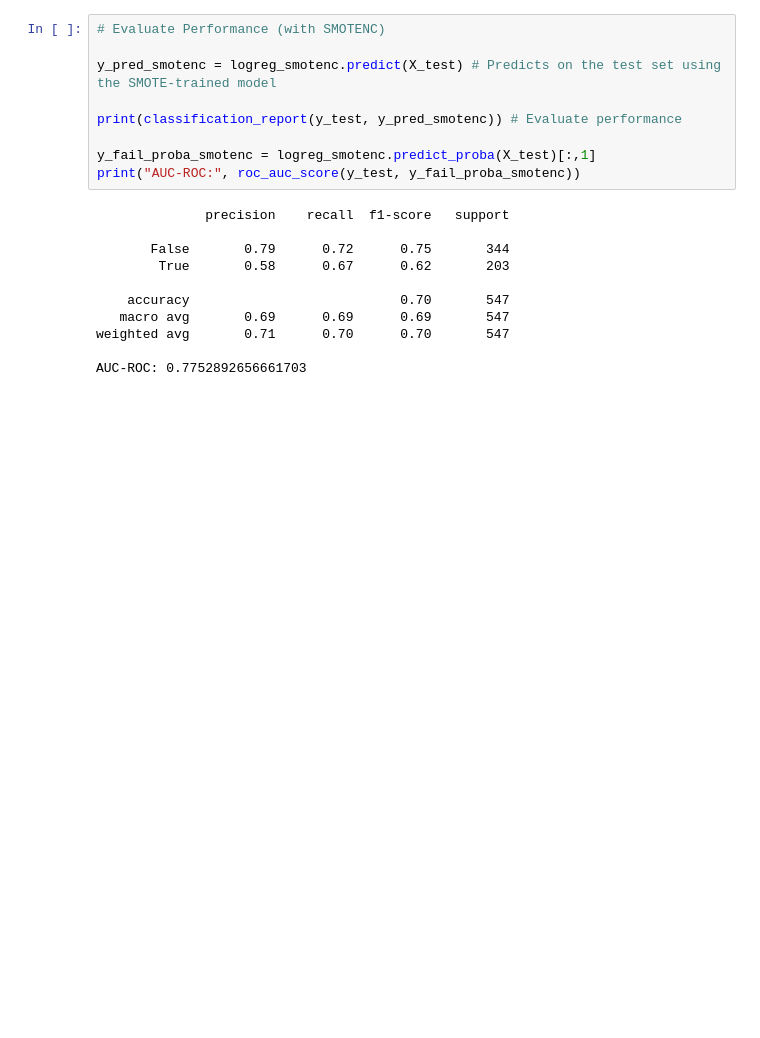
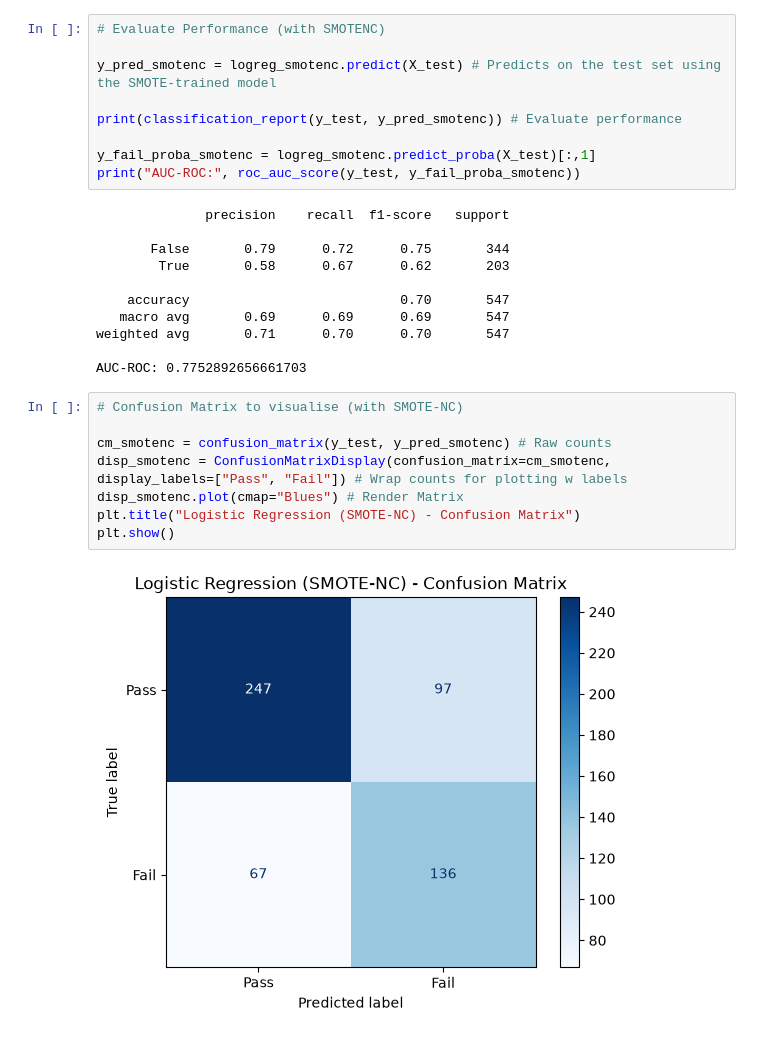
Before and after one commit to nxbulak/Student_Success_Prediction_MSc, a Jupyter notebook: Notebooks/4_Modelling_LogReg.ipynb, the cells around one changed output. Saved outputs shown, nothing was run; the diff lists cells and outputs as text; blank space fills up the shorter version.

```diff
--- a/Notebooks/4_Modelling_LogReg.ipynb
+++ b/Notebooks/4_Modelling_LogReg.ipynb
@@ -584,3 +584,13 @@ print("AUC-ROC:", roc_auc_score(y_test, y_fail_proba_smotenc))
 weighted avg       0.71      0.70      0.70       547
 
 AUC-ROC: 0.7752892656661703
+# %%
+# Confusion Matrix to visualise (with SMOTE-NC)
+
+cm_smotenc = confusion_matrix(y_test, y_pred_smotenc) # Raw counts
+disp_smotenc = ConfusionMatrixDisplay(confusion_matrix=cm_smotenc, display_labels=["Pass", "Fail"]) # Wrap counts for plotting w labels
+disp_smotenc.plot(cmap="Blues") # Render Matrix
+plt.title("Logistic Regression (SMOTE-NC) - Confusion Matrix")
+plt.show()
+# %% [output]
+[figure, added]
```
Also changed, not shown: parts of 1 cell of this notebook.
